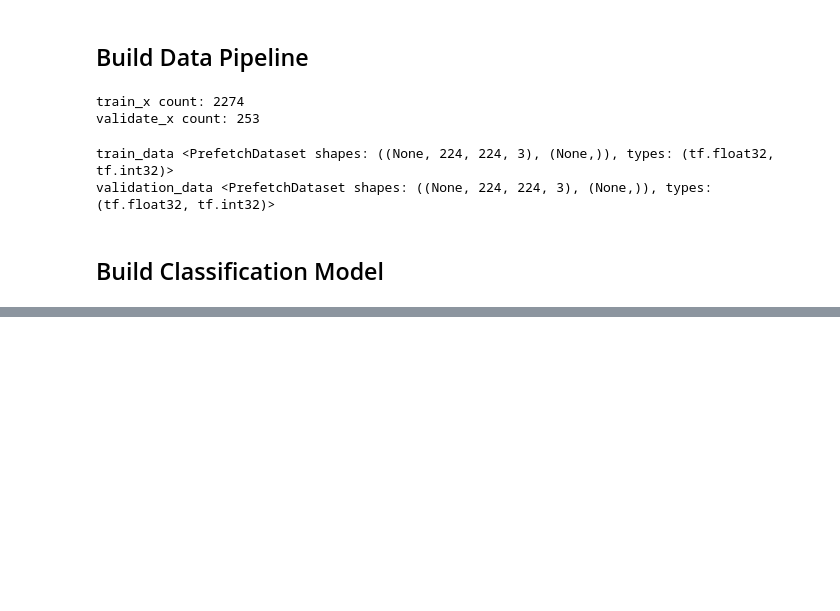
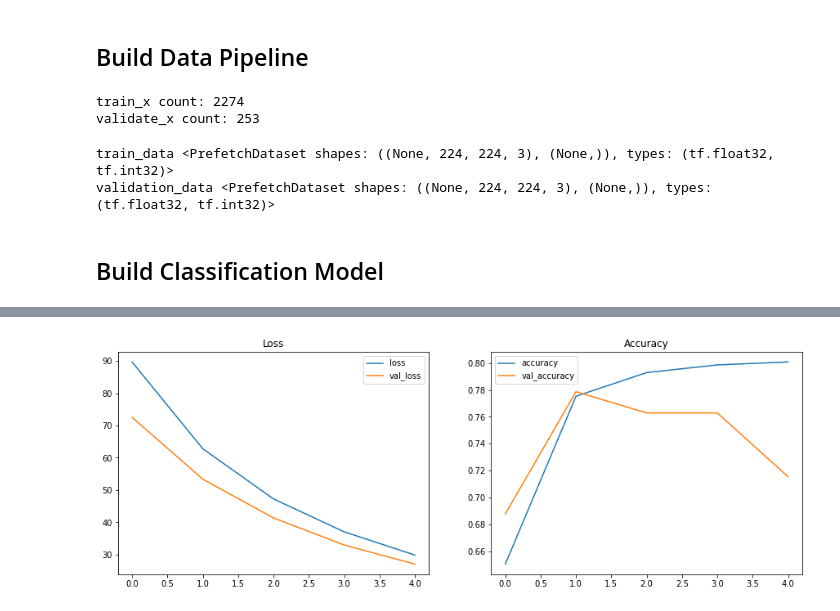
Before and after one commit to canirecycleit/AC215_canirecycleit, a Jupyter notebook: notebooks/trashnet_exploration.ipynb, the cells around one changed output, grey strips where cells are left out. Cells and saved outputs as stored; diff of their text form; code cells hidden in the pictures; blank space fills up the shorter version.

```diff
--- a/notebooks/trashnet_exploration.ipynb
+++ b/notebooks/trashnet_exploration.ipynb
@@ -160,7 +164,7 @@ validation_data <PrefetchDataset shapes: ((None, 224, 224, 3), (None,)), types:
 def build_transfer_model(image_height, image_width, num_channels, num_classes):
   """Build a transfer model based on mobile-net pre-trained architecture."""
   input_shape = [image_height, image_width, num_channels] # height, width, channels
-  handle = "https://tfhub.dev/google/imagenet/mobilenet_v2_100_224/feature_vector/5"
+  handle = "https://tfhub.dev/google/imagenet/inception_resnet_v2/classification/5"
 
   # Regularize using L1
   kernel_weight = 0.02
@@ -171,7 +175,7 @@ def build_transfer_model(image_height, image_width, num_channels, num_classes):
         keras.layers.Dense(units=124, activation='relu',kernel_regularizer=keras.regularizers.l1(kernel_weight), bias_regularizer=keras.regularizers.l1(bias_weight)),
         keras.layers.Dense(units=64, activation='relu',kernel_regularizer=keras.regularizers.l1(kernel_weight), bias_regularizer=keras.regularizers.l1(bias_weight)),
         keras.layers.Dense(units=num_classes, activation=None, kernel_regularizer=keras.regularizers.l1(kernel_weight), bias_regularizer=keras.regularizers.l1(bias_weight)),
-  ],name='mobilenet_transfer_model')
+  ],name='transfer_model')
 
   return model
 # %%
@@ -185,12 +189,12 @@ K.clear_session()
 # Model parameters
 optimizer = keras.optimizers.SGD(learning_rate=learning_rate)
 loss = keras.losses.SparseCategoricalCrossentropy(from_logits=True)
-es = EarlyStopping(monitor='val_loss', mode='min', verbose=1, patience=5)
+es = EarlyStopping(monitor='val_accuracy', verbose=1, patience=3)
+lr = keras.callbacks.LearningRateScheduler(lambda epoch: learning_rate/(1+.5*epoch) )
 
 # Execute different model approaches and save experiment results:
-#model = build_cnn_model(image_height, image_width, num_channels, num_classes)
 model = build_transfer_model(image_height, image_width, num_channels, num_classes)
 
 print(model.summary())
-model.compile(loss=loss, optimizer=optimizer, metrics=["accuracy"])
+model.compile(loss=loss, optimizer=optimizer, metrics=["accuracy", "sparse_categorical_accuracy"])
 # %% [output]
@@ -218,7 +222,7 @@ training_results = model.fit(
         train_data,
         validation_data=validation_data,
         epochs=epochs,
-        callbacks=[es],
+        callbacks=[es, lr],
         verbose=1)
 execution_time = (time.time() - start_time)/60.0
 print("Training execution time (mins)",execution_time)
@@ -244,5 +245,5 @@ Epoch 8/25
 # %%
-def evaluate_save_model(model,test_data, model_train_history,execution_time, learning_rate, batch_size, epochs, optimizer,save=True):
+def evaluate_model(model,test_data, model_train_history):
 
   # Get the number of epochs the training was run for
   num_epochs = len(model_train_history["loss"])
@@ -268,30 +269,7 @@ def evaluate_save_model(model,test_data, model_train_history,execution_time, lea
   # Evaluate on test data
   evaluation_results = model.evaluate(test_data)
   print(evaluation_results)
-
-  if save:
-    # Save model
-    save_model(model, model_name=model.name)
-    model_size = get_model_size(model_name=model.name)
-
-    # Save model history
-    with open(os.path.join(experiment_name,model.name+"_train_history.json"), "w") as json_file:
-        json_file.write(json.dumps(model_train_history,cls=JsonEncoder))
-
-    trainable_parameters = count_params(model.trainable_weights)
-    non_trainable_parameters = count_params(model.non_trainable_weights)
-
-    # Save model metrics
-    metrics ={
-        "trainable_parameters":trainable_parameters,
-        "execution_time":execution_time,
-        "loss":evaluation_results[0],
-        "accuracy":evaluation_results[1],
-        "model_size":model_size,
-        "learning_rate":learning_rate,
-        "batch_size":batch_size,
-        "epochs":epochs,
-        "optimizer":type(optimizer).__name__
-    }
-    with open(os.path.join(experiment_name,model.name+"_model_metrics.json"), "w") as json_file:
-        json_file.write(json.dumps(metrics,cls=JsonEncoder))
+# %%
+evaluate_model( model, validation_data, training_history )
+# %% [output]
+[figure, added]
```
Also changed, not shown: parts of 6 cells of this notebook.
